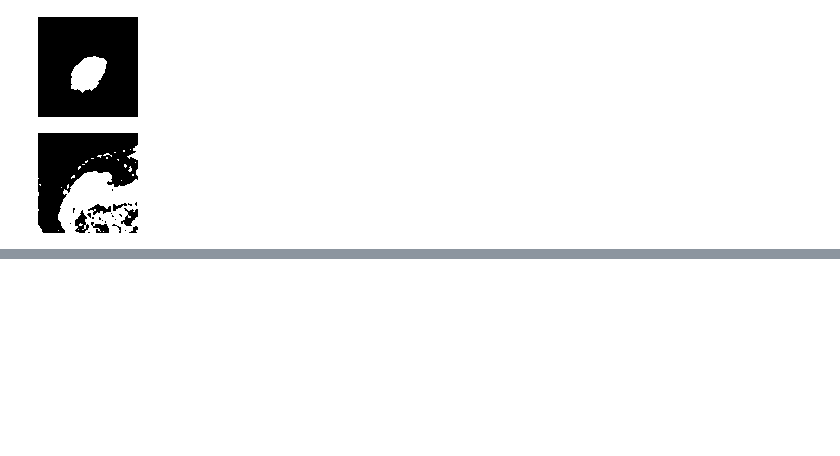
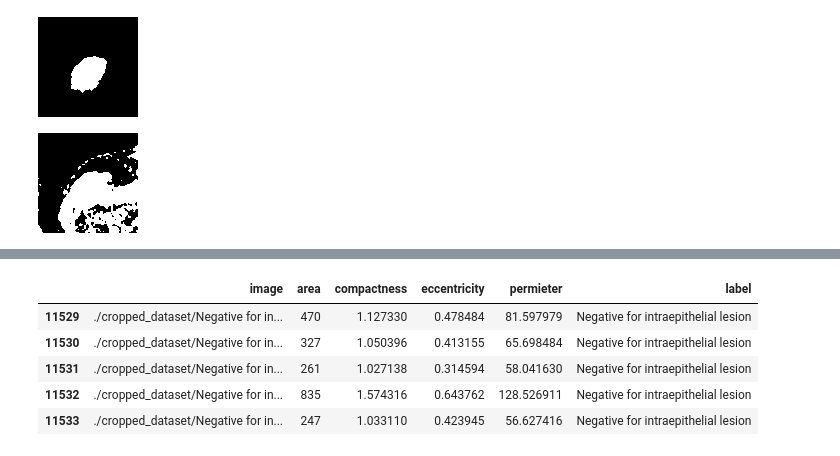
Before and after one commit to HenriqueCastros/pai-flower-nucleus, a Jupyter notebook: trab.ipynb, the cells around one changed output, grey strips where cells are left out. Saved outputs shown, nothing was run; the diff lists cells and outputs as text; code cells hidden in the pictures; blank space fills up the shorter version.

```diff
--- a/trab.ipynb
+++ b/trab.ipynb
@@ -108,0 +170,3 @@ cropped_img
+# %%
+df = pd.read_csv('./main_data.csv')
+df = df.drop(df.columns[[0]], axis=1)
@@ -108,0 +222,16 @@ cropped_img
+# %%
+df.loc[len(df.index)] = ((path,
+    description.calculate_area(img),
+    description.calculate_compactness(img),
+    description.calculate_eccentricity(img),
+    description.calculate_perimeter(img),
+"Negative for intraepithelial lesion"))
+# %%
+df.tail()
+# %% [output]
+|  | image | area | compactness | eccentricity | permieter | label |
+| 11529 | ./cropped_dataset/Negative for in... | 470 | 1.127330 | 0.478484 | 81.597979 | Negative for intraepithelial lesion |
+| 11530 | ./cropped_dataset/Negative for in... | 327 | 1.050396 | 0.413155 | 65.698484 | Negative for intraepithelial lesion |
+| 11531 | ./cropped_dataset/Negative for in... | 261 | 1.027138 | 0.314594 | 58.041630 | Negative for intraepithelial lesion |
+| 11532 | ./cropped_dataset/Negative for in... | 835 | 1.574316 | 0.643762 | 128.526911 | Negative for intraepithelial lesion |
+| 11533 | ./cropped_dataset/Negative for in... | 247 | 1.033110 | 0.423945 | 56.627416 | Negative for intraepithelial lesion |
```
Also changed, not shown: parts of 12 cells of this notebook, 1 other file.
